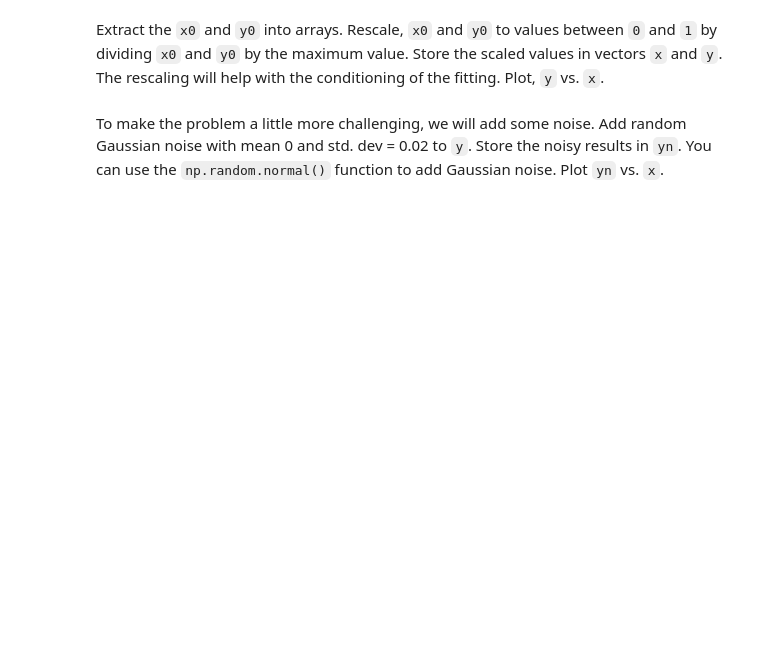
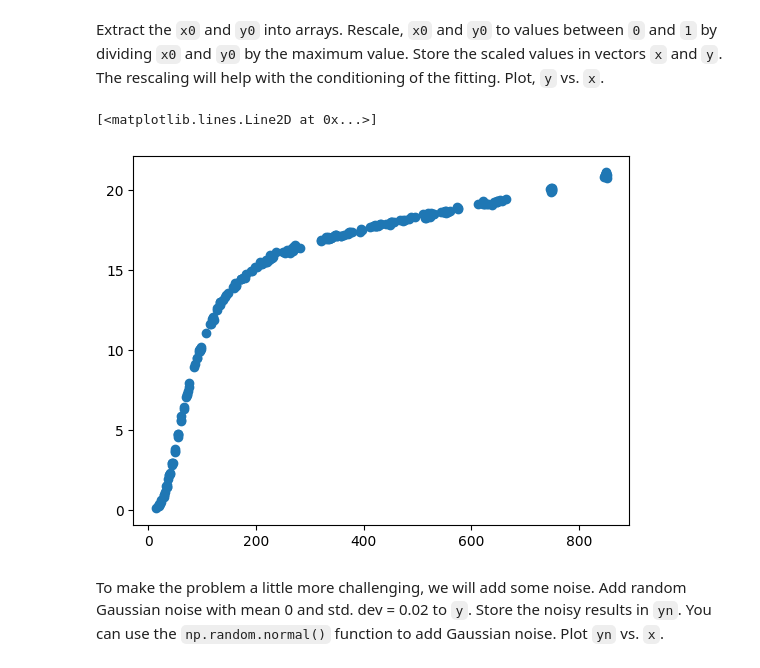
Before and after one commit to MYRONZHWENG/introml, a Jupyter notebook: unit07_optim/lab_nlls_partial.ipynb, the cells around one changed output. Saved outputs shown, nothing was run; the diff lists cells and outputs as text; code cells hidden in the pictures; blank space fills up the shorter version.

```diff
--- a/unit07_optim/lab_nlls_partial.ipynb
+++ b/unit07_optim/lab_nlls_partial.ipynb
@@ -57,0 +36,23 @@ HTTPError: 421 Client Error: Misdirected Request for url: https://itl.nist.gov/d
+# %%
+
+
+url = 'https://www.itl.nist.gov/div898/handbook/datasets/HAHN1.DAT'
+
+
+import pandas as pd
+import requests
+from io import StringIO
+
+# Simulate a browser request
+headers = {"User-Agent": "Mozilla/5.0"}
+response = requests.get(url, headers=headers)
+
+# Raise an error if the request failed
+response.raise_for_status()
+
+# Read the content into pandas
+data = StringIO(response.text)
+df = pd.read_csv(data, sep='\s+', header=None, skiprows=25)
+df.columns = ["x0", "y0"]
+
+df.head()
@@ -59,10 +67,13 @@ HTTPError: 421 Client Error: Misdirected Request for url: https://itl.nist.gov/d
 Extract the `x0` and `y0` into arrays.  Rescale, `x0` and `y0` to values between `0` and `1` by dividing `x0` and `y0` by the maximum value.  Store the scaled values in vectors `x` and `y`.  The rescaling will help with the conditioning of the fitting.  Plot, `y` vs. `x`.
 # %%
 # TODO
-# x0 = ...
-# y0 = ...
-# x = x0/np.max(x0)
-# y = y0/np.max(y0)
-# plt.plot(...)
+x0 = df['x0']
+y0 = df['y0']
+x = x0/np.max(x0)
+y = y0/np.max(y0)
+plt.plot(x0,y0,'o')
+# %% [output]
+[<matplotlib.lines.Line2D at 0x...>]
+[figure, added]
 # %% [markdown]
 To make the problem a little more challenging, we will add some noise.  Add random Gaussian noise with mean 0 and std. dev = 0.02 to `y`.  Store the noisy results in `yn`. You can use the `np.random.normal()` function to add Gaussian noise. Plot `yn` vs. `x`.
```
Also changed, not shown: parts of 36 cells of this notebook, 2 other files.
